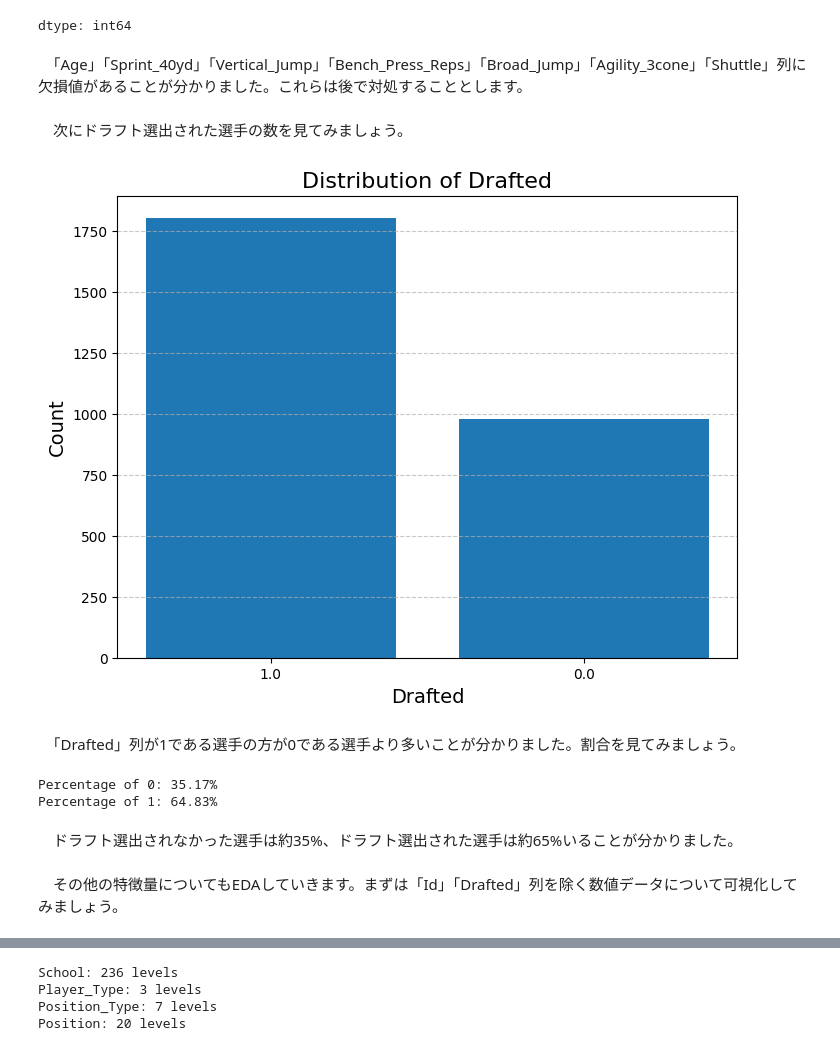
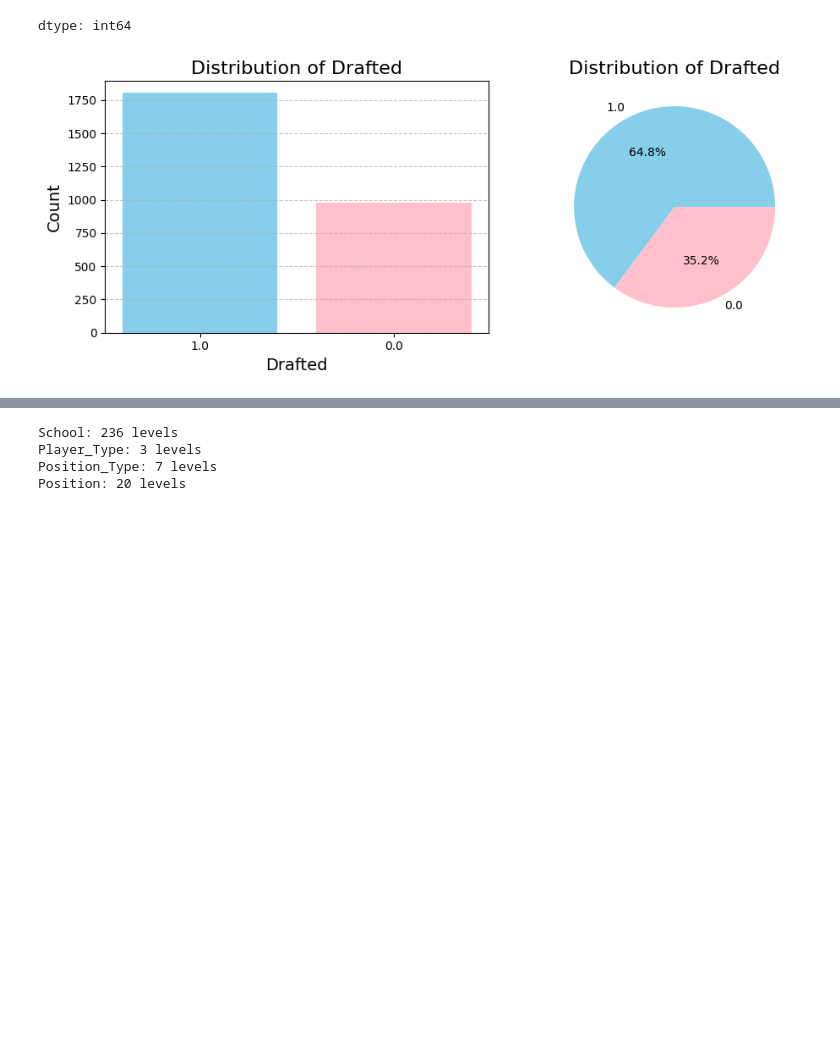
Before and after one commit to yamatai-wizard/GCI_Competition2, a Jupyter notebook: NFL_Draft_Prediction.ipynb, the cells around one changed output, grey strips where cells are left out. Saved outputs shown, nothing was run; the diff lists cells and outputs as text; code cells hidden in the pictures; blank space fills up the shorter version.

```diff
--- a/NFL_Draft_Prediction.ipynb
+++ b/NFL_Draft_Prediction.ipynb
@@ -156,34 +138,27 @@ test.isnull().sum()
 | Position_Type | 0 |
 | Position | 0 |
 dtype: int64
-# %% [markdown]
-　「Age」「Sprint_40yd」「Vertical_Jump」「Bench_Press_Reps」「Broad_Jump」「Agility_3cone」「Shuttle」列に欠損値があることが分かりました。これらは後で対処することとします。
-# %% [markdown]
-　次にドラフト選出された選手の数を見てみましょう。
 # %%
 drafted_counts = train['Drafted'].value_counts()
 
-plt.figure(figsize=(8, 6))
-plt.bar(drafted_counts.index.astype(str), drafted_counts.values)
-plt.title('Distribution of Drafted', fontsize=16)
-plt.xlabel('Drafted', fontsize=14)
-plt.ylabel('Count', fontsize=14)
-plt.grid(axis='y', linestyle='--', alpha=0.7)
+fig, axes = plt.subplots(1,2,figsize=(10,4))
+colors = ['skyblue','pink']
 
+axes[0].bar(drafted_counts.index.astype(str),
+            drafted_counts.values,
+            color=colors)
+axes[0].set_title('Distribution of Drafted', fontsize=16)
+axes[0].set_xlabel('Drafted', fontsize=14)
+axes[0].set_ylabel('Count', fontsize=14)
+axes[0].grid(axis='y', linestyle='--', alpha=0.7)
+
+axes[1].pie(drafted_counts.values,
+            labels=drafted_counts.index.astype(str),
+            autopct='%1.1f%%',
+            colors=colors)
+axes[1].set_title('Distribution of Drafted', fontsize=16)
+
+plt.tight_layout()
 plt.show()
 # %% [output]
-[figure, old version]
+[figure, new version]
-# %% [markdown]
-　「Drafted」列が1である選手の方が0である選手より多いことが分かりました。割合を見てみましょう。
-# %%
-drafted_percentage = train['Drafted'].value_counts(normalize=True) * 100
-
-print(f"Percentage of 0: {drafted_percentage.get(0, 0):.2f}%")
-print(f"Percentage of 1: {drafted_percentage.get(1, 0):.2f}%")
-# %% [output]
-Percentage of 0: 35.17%
-Percentage of 1: 64.83%
-# %% [markdown]
-　ドラフト選出されなかった選手は約35%、ドラフト選出された選手は約65%いることが分かりました。
-# %% [markdown]
-　その他の特徴量についてもEDAしていきます。まずは「Id」「Drafted」列を除く数値データについて可視化してみましょう。
```
Also changed, not shown: parts of 53 cells of this notebook.
